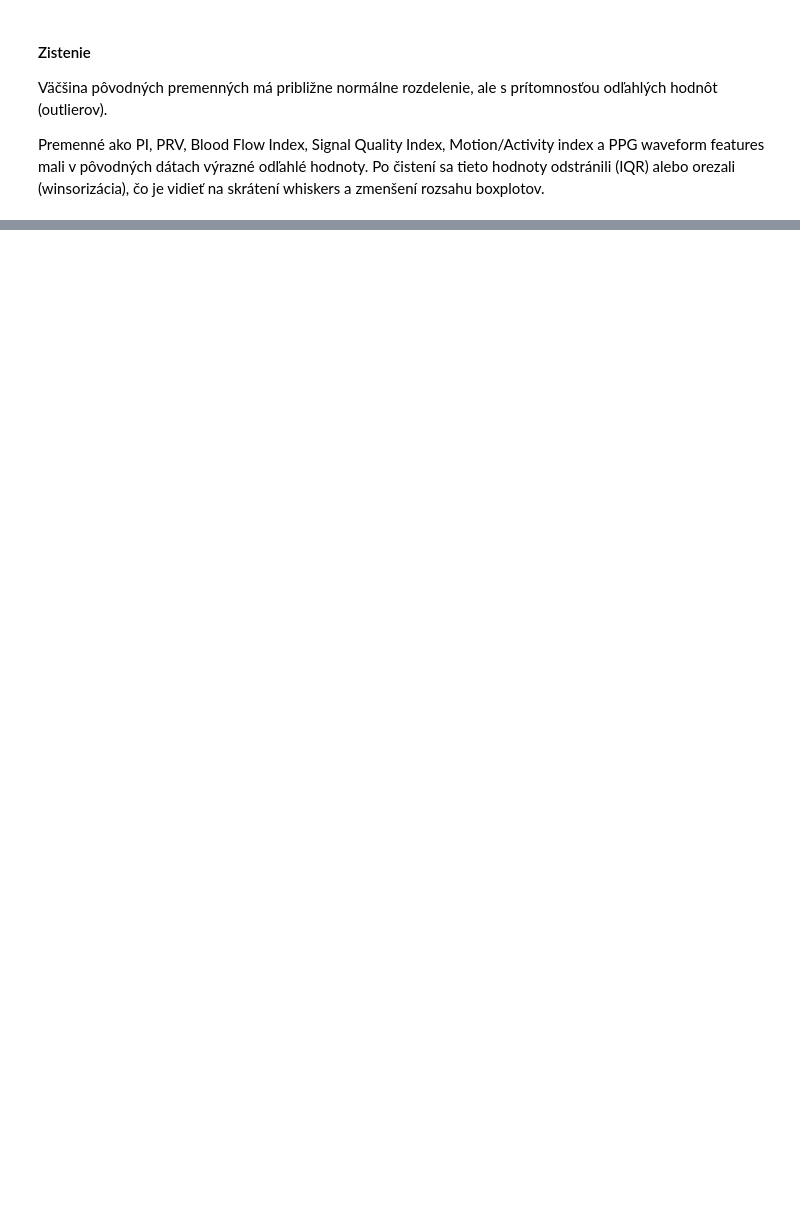
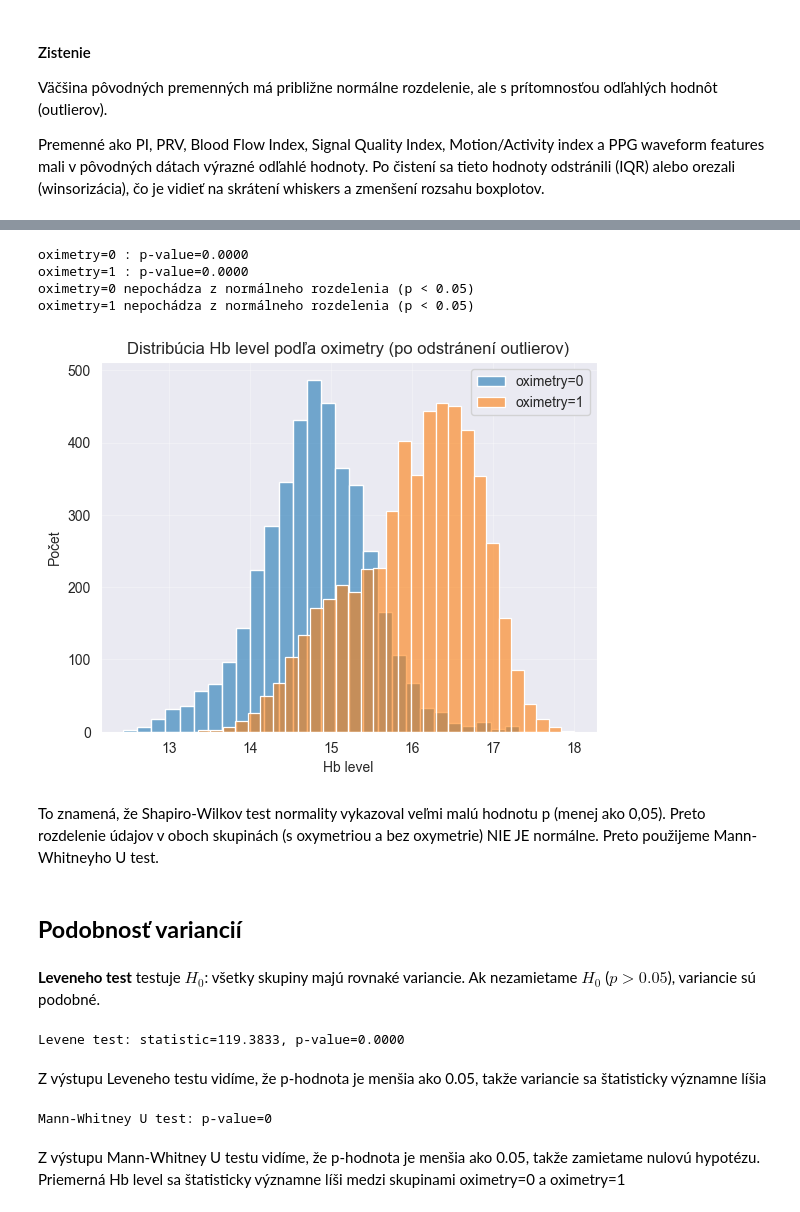
Before and after one commit to BohachNazar/IAUZadanie1, a Jupyter notebook: 1.ipynb, the cells around one changed output, grey strips where cells are left out. Cells and saved outputs as stored; diff of their text form; code cells hidden in the pictures; blank space fills up the shorter version.

```diff
--- a/1.ipynb
+++ b/1.ipynb
@@ -818,0 +930,55 @@ Premenné ako PI, PRV, Blood Flow Index, Signal Quality Index, Motion/Activity i
+# %%
+# Shapiro-Wilk test normality
+shap0 = stats.shapiro(hb_ox0.sample(min(5000, len(hb_ox0)), random_state=1) if len(hb_ox0) > 5000 else hb_ox0)
+shap1 = stats.shapiro(hb_ox1.sample(min(5000, len(hb_ox1)), random_state=1) if len(hb_ox1) > 5000 else hb_ox1)
+print(f'oximetry=0 : p-value={shap0.pvalue:.4f}')
+print(f'oximetry=1 : p-value={shap1.pvalue:.4f}')
+if shap0.pvalue < 0.05:
+    print("oximetry=0 nepochádza z normálneho rozdelenia (p < 0.05)")
+else:
+    print("oximetry=0 pochádza z normálneho rozdelenia (p ≥ 0.05)")
+
+if shap1.pvalue < 0.05:
+    print("oximetry=1 nepochádza z normálneho rozdelenia (p < 0.05)")
+else:
+    print("oximetry=1 pochádza z normálneho rozdelenia (p ≥ 0.05)")
+# %% [output]
+oximetry=0 : p-value=0.0000
+oximetry=1 : p-value=0.0000
+oximetry=0 nepochádza z normálneho rozdelenia (p < 0.05)
+oximetry=1 nepochádza z normálneho rozdelenia (p < 0.05)
+# %%
+# Vizualizácia distribúcie - histogramy
+sns.histplot(hb_ox0, label='oximetry=0', alpha=0.6, bins=30)
+sns.histplot(hb_ox1, label='oximetry=1', alpha=0.6, bins=30)
+plt.xlabel('Hb level')
+plt.ylabel('Počet')
+plt.title('Distribúcia Hb level podľa oximetry (po odstránení outlierov)')
+plt.legend()
+plt.grid(True, alpha=0.3)
+plt.show()
+# %% [output]
+[figure, added]
+# %% [markdown]
+To znamená, že Shapiro-Wilkov test normality vykazoval veľmi malú hodnotu p (menej ako 0,05).
+Preto rozdelenie údajov v oboch skupinách (s oxymetriou a bez oxymetrie) NIE JE normálne. Preto použijeme Mann-Whitneyho U test.
+# %% [markdown]
+## **Podobnosť variancií**
+# %% [markdown]
+**Leveneho test** testuje $H_0$: všetky skupiny majú rovnaké variancie. Ak nezamietame $H_0$ ($p > 0.05$), variancie sú podobné.
+# %%
+# Leveneho test na rovnosť variancií
+levene = stats.levene(hb_ox0, hb_ox1)
+print(f'Levene test: statistic={levene.statistic:.4f}, p-value={levene.pvalue:.4f}')
+# %% [output]
+Levene test: statistic=119.3833, p-value=0.0000
+# %% [markdown]
+Z výstupu Leveneho testu vidíme, že p-hodnota je menšia ako 0.05, takže variancie sa štatisticky významne líšia
+# %%
+# Mann-Whitney U test
+mannwhitney = stats.mannwhitneyu(hb_ox0, hb_ox1, alternative='two-sided')
+print(f'Mann-Whitney U test: p-value={mannwhitney.pvalue:.4g}')
+# %% [output]
+Mann-Whitney U test: p-value=0
+# %% [markdown]
+Z výstupu Mann-Whitney U testu vidíme, že p-hodnota je menšia ako 0.05, takže zamietame nulovú hypotézu. Priemerná Hb level sa štatisticky významne líši medzi skupinami oximetry=0 a oximetry=1
```
Also changed, not shown: parts of 39 cells of this notebook.
